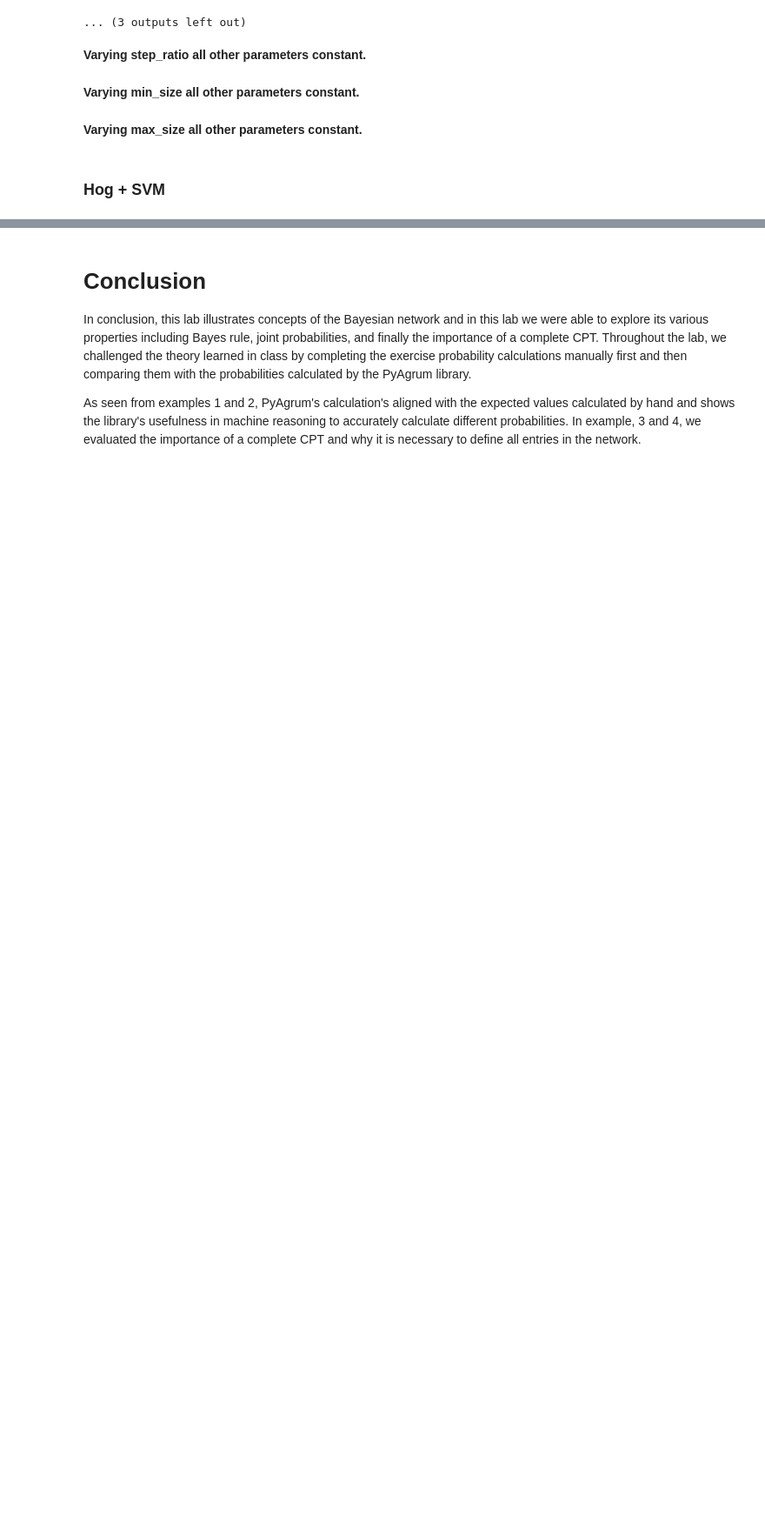
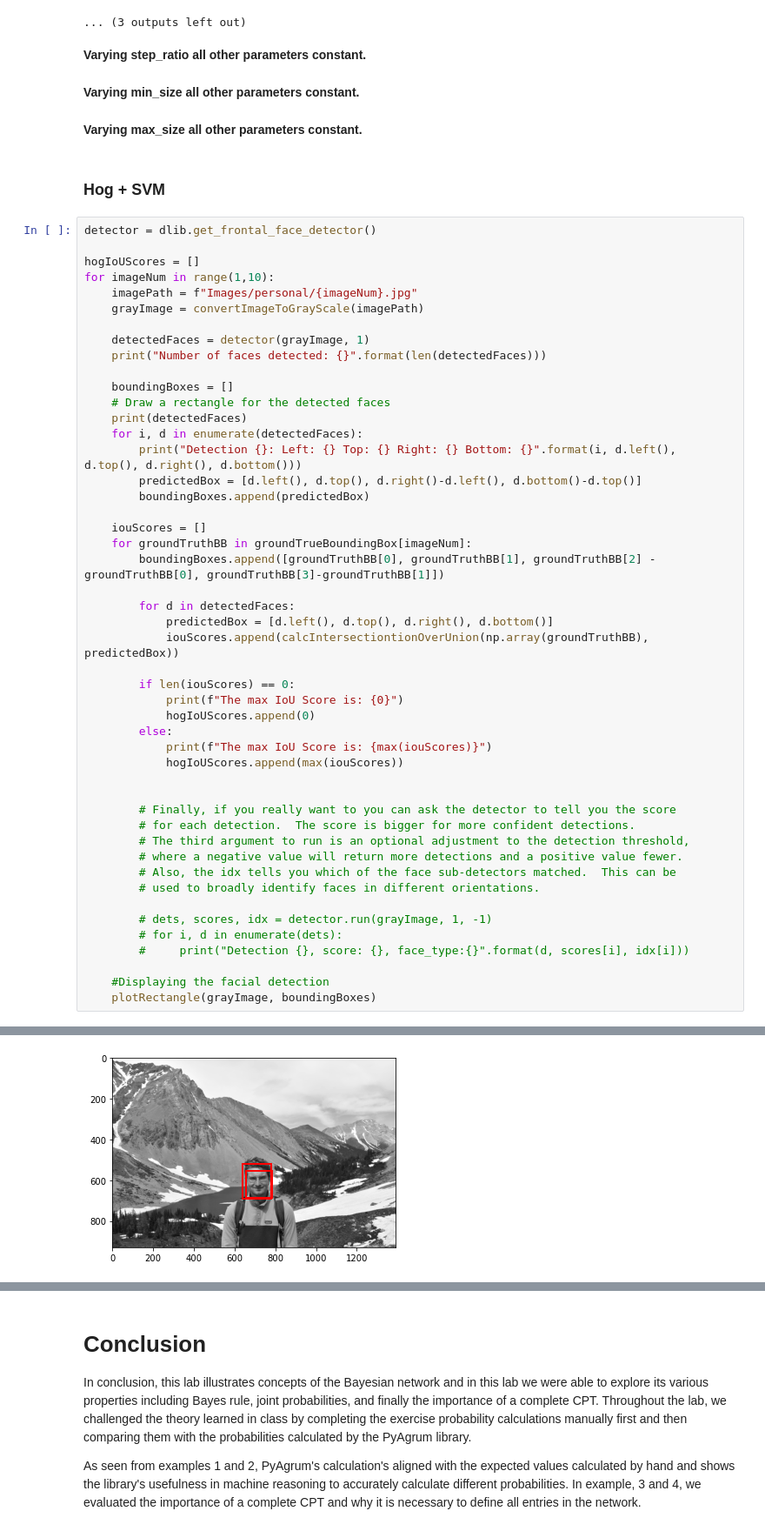
Before and after one commit to aidanjoh/Facial-Detection-Methods, a Jupyter notebook: FacialDetection-AidanJohnson&CameronFaith.ipynb, the cells around one changed output, grey strips where cells are left out. Shown at 87% size. Saved outputs shown, nothing was run; the diff lists cells and outputs as text; blank space fills up the shorter version.

```diff
--- a/FacialDetection-AidanJohnson&CameronFaith.ipynb
+++ b/FacialDetection-AidanJohnson&CameronFaith.ipynb
@@ -433,3 +447,52 @@ The IoU Score is: 0.33678969252091784
 **Varying max_size all other parameters constant.**
 # %% [markdown]
 ### Hog + SVM
+# %%
+detector = dlib.get_frontal_face_detector()
+
+hogIoUScores = []
+for imageNum in range(1,10):
+    imagePath = f"Images/personal/{imageNum}.jpg"
+    grayImage = convertImageToGrayScale(imagePath)
+
+    detectedFaces = detector(grayImage, 1)
+    print("Number of faces detected: {}".format(len(detectedFaces)))
+
+    boundingBoxes = []
+    # Draw a rectangle for the detected faces
+    print(detectedFaces)
+    for i, d in enumerate(detectedFaces):
+        print("Detection {}: Left: {} Top: {} Right: {} Bottom: {}".format(i, d.left(), d.top(), d.right(), d.bottom()))
+        predictedBox = [d.left(), d.top(), d.right()-d.left(), d.bottom()-d.top()]
+        boundingBoxes.append(predictedBox)
+
+    iouScores = []
+    for groundTruthBB in groundTrueBoundingBox[imageNum]:
+        boundingBoxes.append([groundTruthBB[0], groundTruthBB[1], groundTruthBB[2] - groundTruthBB[0], groundTruthBB[3]-groundTruthBB[1]])
+
+        for d in detectedFaces:
+            predictedBox = [d.left(), d.top(), d.right(), d.bottom()]
+            iouScores.append(calcIntersectiontionOverUnion(np.array(groundTruthBB), predictedBox))
+
+        if len(iouScores) == 0:
+            print(f"The max IoU Score is: {0}")
+            hogIoUScores.append(0)
+        else:
+            print(f"The max IoU Score is: {max(iouScores)}")
+            hogIoUScores.append(max(iouScores))
+
+
+        # Finally, if you really want to you can ask the detector to tell you the score
+        # for each detection.  The score is bigger for more confident detections.
+        # The third argument to run is an optional adjustment to the detection threshold,
+        # where a negative value will return more detections and a positive value fewer.
+        # Also, the idx tells you which of the face sub-detectors matched.  This can be
+        # used to broadly identify faces in different orientations.
+
+        # dets, scores, idx = detector.run(grayImage, 1, -1)
+        # for i, d in enumerate(dets):
+        #     print("Detection {}, score: {}, face_type:{}".format(d, scores[i], idx[i]))
+
+    #Displaying the facial detection
+    plotRectangle(grayImage, boundingBoxes)
+# %% [output]
@@ -435,0 +503 @@ The IoU Score is: 0.33678969252091784
+[figure, added]
```
Also changed, not shown: parts of 13 cells of this notebook, 1 other file.
